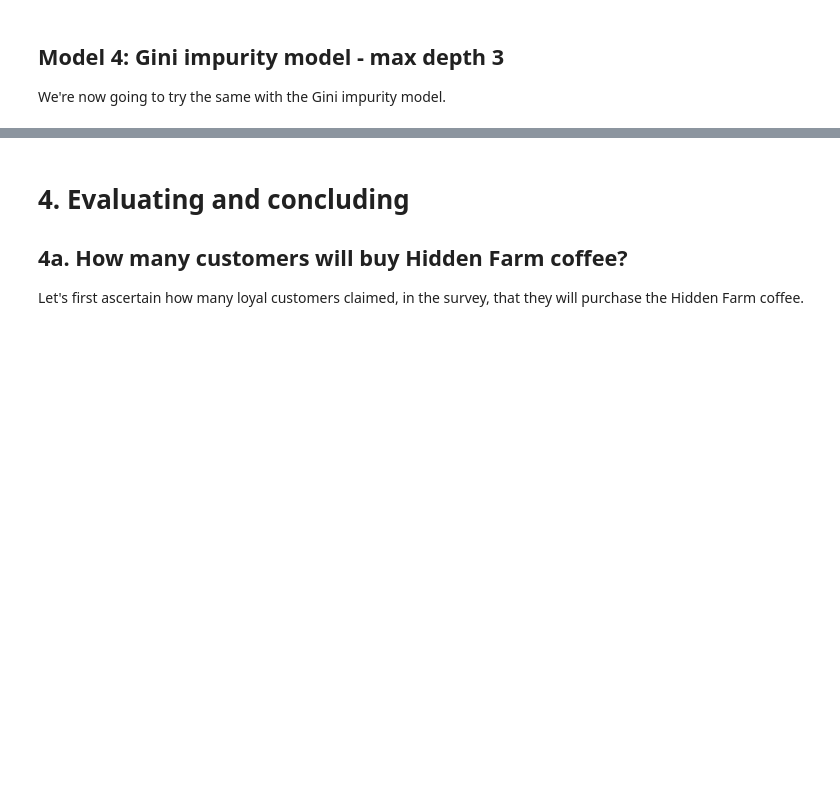
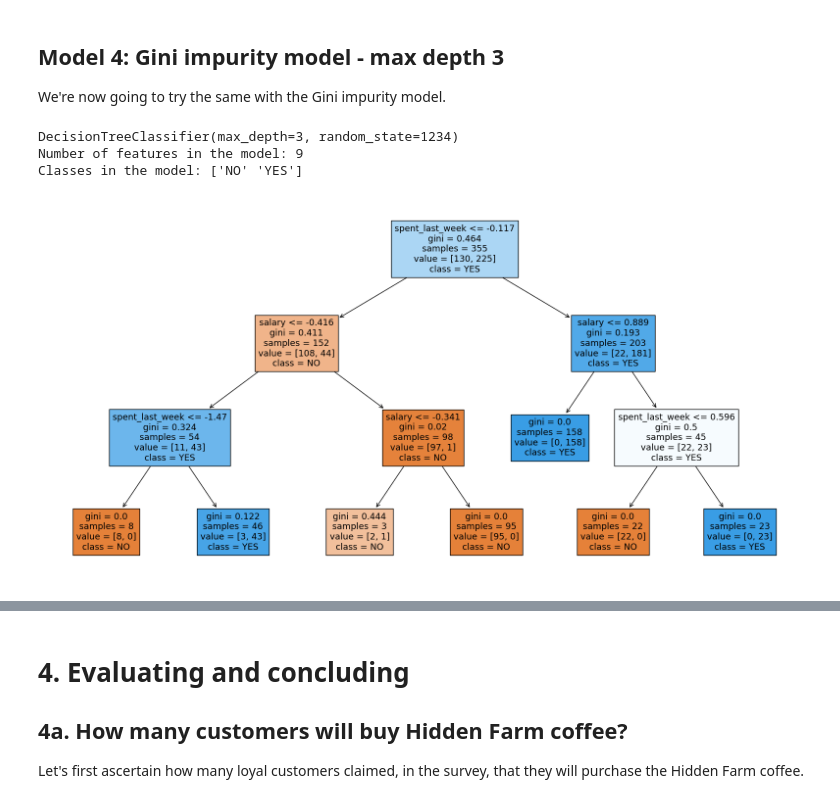
Before and after one commit to Zippart/Decision-Tree-Specialty-Coffee, a Jupyter notebook: Springboard Decision Tree Specialty Coffee Case Study - Tier 3.ipynb, the cells around one changed output, grey strips where cells are left out. Saved outputs shown, nothing was run; the diff lists cells and outputs as text; code cells hidden in the pictures; blank space fills up the shorter version.

```diff
--- a/Springboard Decision Tree Specialty Coffee Case Study - Tier 3.ipynb
+++ b/Springboard Decision Tree Specialty Coffee Case Study - Tier 3.ipynb
@@ -490,10 +603,54 @@ _ _ _
+# %%
+# As before, make a variable, but call it gini_model2, and ensure the max_depth parameter is set to 3
+
+# Create an empty DecisionTreeClassifier object
+gini_model2 = DecisionTreeClassifier()
+
+# Set the parameters using dot notation
+gini_model2 = gini_model2.set_params(criterion='gini', random_state=1234, max_depth=3)
+
+
+####### Do the fit, predict, and series transformations as before.
+
+# Fit the scaler to your data (compute mean and std)
+scaler.fit(X_train)
+
+# Transform the training and test data using the fitted scaler
+X_train = scaler.transform(X_train)
+X_test = scaler.transform(X_test)
+
+# Call fit() on entr_model
+gini_model2.fit(X_train, y_train)
+
+# Call predict() on entr_model with X_test passed to it, and assign the result to a variable y_pred
+y_pred = gini_model2.predict(X_test)
+
+# Call Series on our y_pred variable with the following: pd.Series(y_pred)
+y_pred = pd.Series(y_pred)
+
+# Check out entr_model
+print(gini_model2)
+
+# Check the number of features in the model
+print("Number of features in the model:", X_train.shape[1])
+
+# Check the number of classes in the model
+print("Classes in the model:", gini_model2.classes_)
+# %% [output]
+DecisionTreeClassifier(max_depth=3, random_state=1234)
+Number of features in the model: 9
+Classes in the model: ['NO' 'YES']
 # %%
 dot_data = StringIO()
-_ _ _
 
+plt.figure(figsize=(20, 10))
+plot_tree(gini_model2, feature_names=features, class_names=gini_model2.classes_, filled=True)
+plt.show()
 
 # Alternatively for class_names use gini_model2.classes_
-_ _ _
+# _ _ _
+# %% [output]
+[figure, added]
 # %%
 print("Gini impurity  model - max depth 3")
 print("Accuracy:", metrics.accuracy_score(y_test,y_pred))
```
Also changed, not shown: parts of 20 cells of this notebook.
